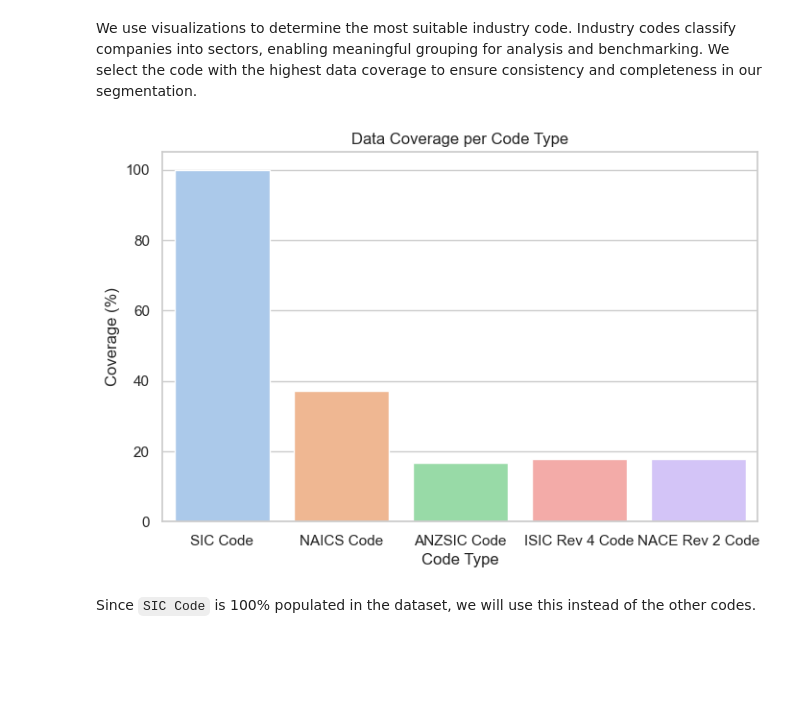
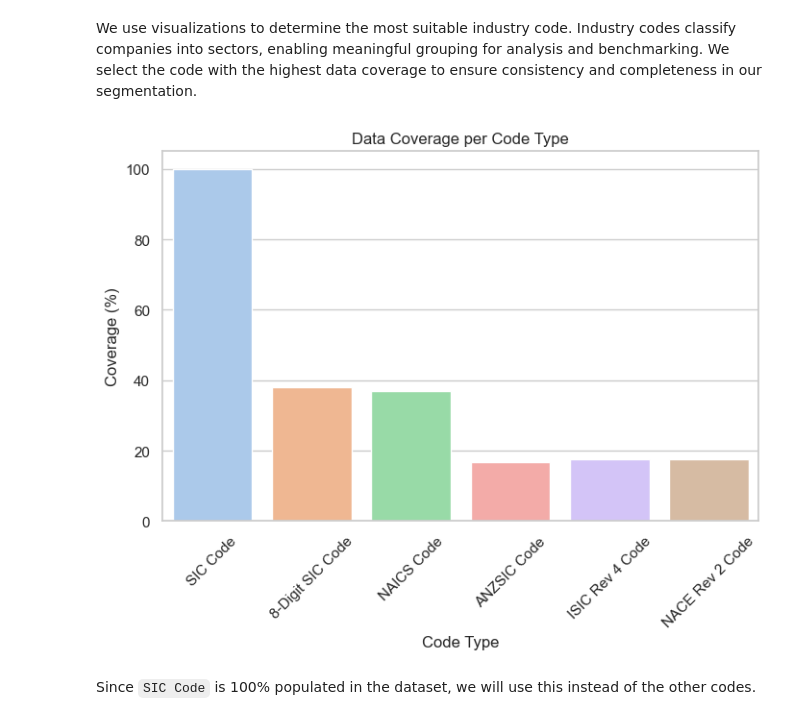
Before and after one commit to racxxhel/Corp_Intelligence, a Jupyter notebook: src/CAT_A_ACC.ipynb, the cells around one changed output. Drawn from its saved outputs; the diff is of its cells as text; code cells hidden in the pictures; blank space fills up the shorter version.

```diff
--- a/src/CAT_A_ACC.ipynb
+++ b/src/CAT_A_ACC.ipynb
@@ -162,8 +71,8 @@ To explore the variables on its own and examine its distribution and analyse its
 # %% [markdown]
 **Country**
 # %%
-dropped_data['Country'] = dropped_data['Country'].str.strip().str.title()
-country_counts = dropped_data['Country'].value_counts()
+data['Country'] = data['Country'].str.strip().str.title()
+country_counts = data['Country'].value_counts()
 
 colors = sns.color_palette('pastel')[0:len(country_counts)]
 
@@ -220,22 +129,23 @@ We use visualizations to determine the most suitable industry code. Industry cod
 # %%
 code_columns = [
     'SIC Code',
+    '8-Digit SIC Code',
     'NAICS Code',
     'ANZSIC Code',
     'ISIC Rev 4 Code',
     'NACE Rev 2 Code'
 ]
 
 coverage = (1 - data[code_columns].isna().mean()) * 100  # % of non-missing
 plt.figure(figsize=(8,5))
 sns.barplot(x=coverage.index, y=coverage.values, palette='pastel')
 plt.ylabel('Coverage (%)')
 plt.xlabel('Code Type')
 plt.title('Data Coverage per Code Type')
-# plt.xticks(rotation=45)
+plt.xticks(rotation=45)
 plt.show()
 # %% [output]
-[figure, old version]
+[figure, new version]
 # %% [markdown]
 Since `SIC Code` is 100% populated in the dataset, we will use this instead of the other codes.
 # %% [markdown]
```
Also changed, not shown: parts of 48 cells of this notebook.
